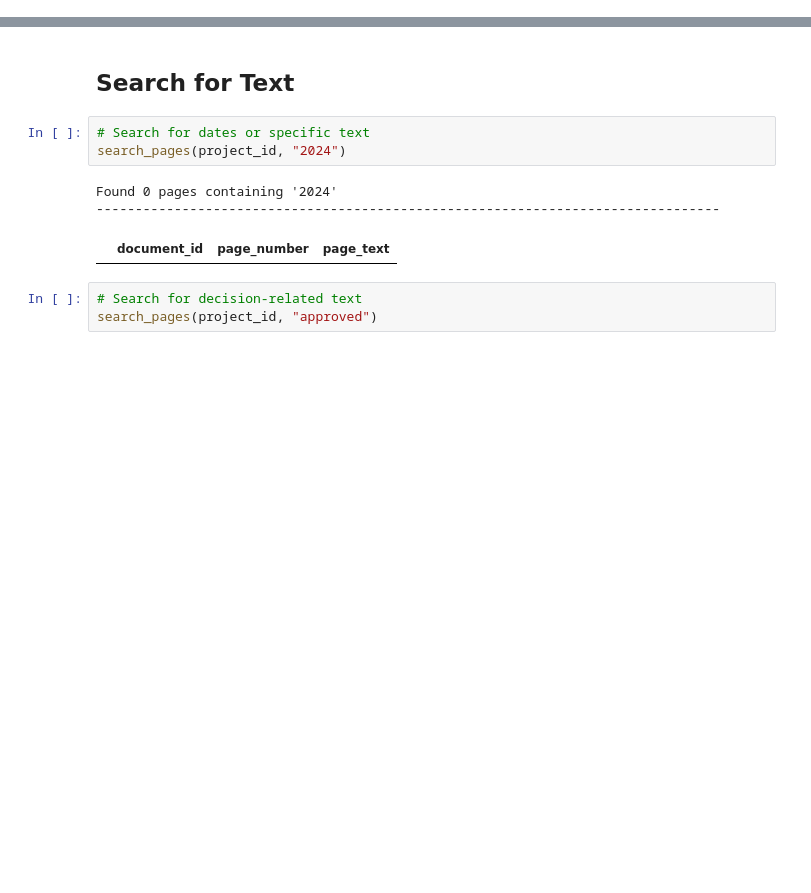
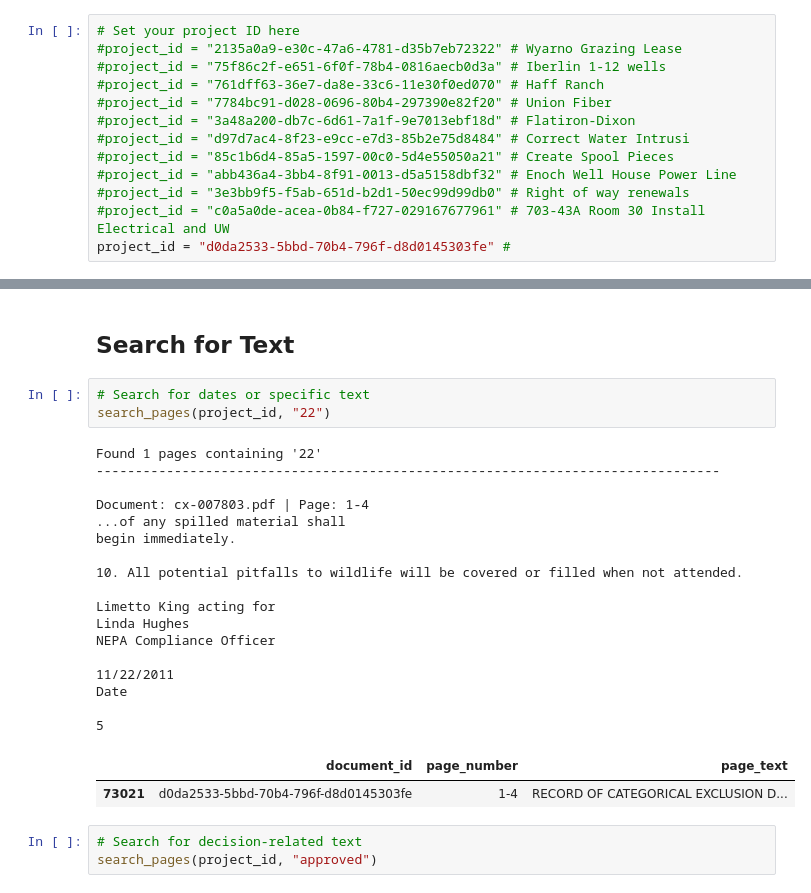
Before and after one commit to kaseyzapatka/nepa, a Jupyter notebook: code/ce_page_viewer.ipynb, the cells around one changed output, grey strips where cells are left out. Drawn from its saved outputs; the diff is of its cells as text; blank space fills up the shorter version.

```diff
--- a/code/ce_page_viewer.ipynb
+++ b/code/ce_page_viewer.ipynb
@@ -166,3 +163,16 @@ project_id = "2135a0a9-e30c-47a6-4781-d35b7eb72322"
+# %%
+# Set your project ID here
+#project_id = "2135a0a9-e30c-47a6-4781-d35b7eb72322" # Wyarno Grazing Lease
+#project_id = "75f86c2f-e651-6f0f-78b4-0816aecb0d3a" # Iberlin 1-12 wells
+#project_id = "761dff63-36e7-da8e-33c6-11e30f0ed070" # Haff Ranch
+#project_id = "7784bc91-d028-0696-80b4-297390e82f20" # Union Fiber
+#project_id = "3a48a200-db7c-6d61-7a1f-9e7013ebf18d" # Flatiron-Dixon
+#project_id = "d97d7ac4-8f23-e9cc-e7d3-85b2e75d8484" # Correct Water Intrusi
+#project_id = "85c1b6d4-85a5-1597-00c0-5d4e55050a21" # Create Spool Pieces
+#project_id = "abb436a4-3bb4-8f91-0013-d5a5158dbf32" # Enoch Well House Power Line
+#project_id = "3e3bb9f5-f5ab-651d-b2d1-50ec99d99db0" # Right of way renewals
+#project_id = "c0a5a0de-acea-0b84-f727-029167677961" # 703-43A Room 30 Install Electrical and UW
+project_id = "d0da2533-5bbd-70b4-796f-d8d0145303fe" #
 # %%
 # List all documents for this project
 list_documents(project_id)
@@ -218,11 +226,27 @@ Page 1 not found
 ## Search for Text
 # %%
 # Search for dates or specific text
-search_pages(project_id, "2024")
+search_pages(project_id, "22")
 # %% [output]
-Found 0 pages containing '2024'
+Found 1 pages containing '22'
 --------------------------------------------------------------------------------
+
+Document: cx-007803.pdf | Page: 1-4
+...of any spilled material shall
+begin immediately.
+
+10. All potential pitfalls to wildlife will be covered or filled when not attended.
+
+Limetto King acting for
+Linda Hughes
+NEPA Compliance Officer
+
+11/22/2011
+Date
+
+5
 |  | document_id | page_number | page_text |
+| 73021 | d0da2533-5bbd-70b4-796f-d8d0145303fe | 1-4 | RECORD OF CATEGORICAL EXCLUSION D... |
 # %%
 # Search for decision-related text
 search_pages(project_id, "approved")
```
Also changed, not shown: parts of 3 cells of this notebook, 1 other file.
